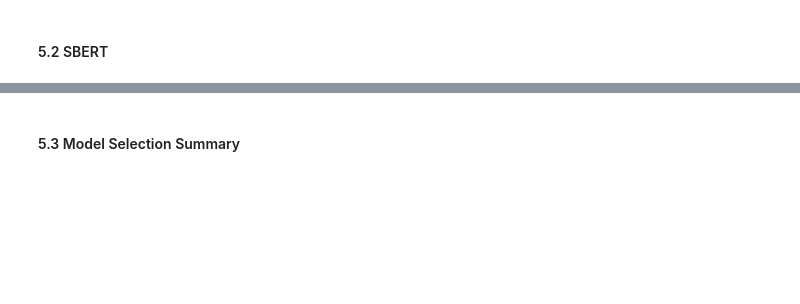
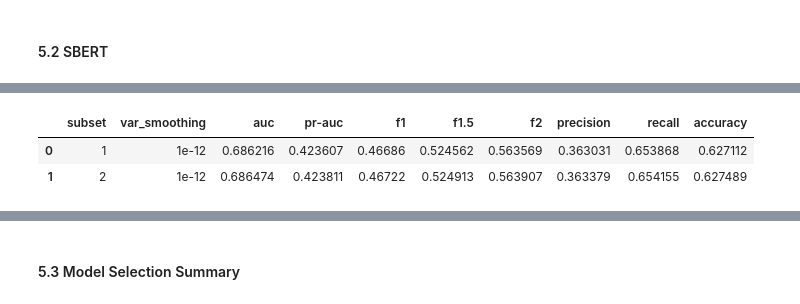
Before and after one commit to lzrcode-816/3244-Group-17-IMDB-Spoiler-Detection, a Jupyter notebook: Group17_ProjectDeSpoiler_Model.ipynb, the cells around one changed output, grey strips where cells are left out. Drawn from its saved outputs; the diff is of its cells as text; code cells hidden in the pictures; blank space fills up the shorter version.

```diff
--- a/Group17_ProjectDeSpoiler_Model.ipynb
+++ b/Group17_ProjectDeSpoiler_Model.ipynb
@@ -4382,105 +4572,78 @@ display(
 # %% [markdown]
 #### 5.2 SBERT
 # %%
-# Variance Smoothing Tuning
-nb_sbert_best_var_smoothing_by_subset = {}
-nb_sbert_models = {}
-nb_sbert_val_scores_by_subset = {}
-nb_sbert_tuning_results = {}
-nb_sbert_validation_rows = []
+# Gaussian Naive Bayes Variance Smoothing Tuning
+from sklearn.naive_bayes import GaussianNB
+
+gnb_sbert_best_var_smoothing_by_subset = {}
+gnb_sbert_models = {}
+gnb_sbert_val_scores_by_subset = {}
+gnb_sbert_tuning_results = {}
+gnb_sbert_validation_rows = []
 
 for subset_name, artifact_name in SUBSET_TO_ARTIFACT.items():
-    print(f"\n===== Naive Bayes SBERT | subset {subset_name} ({artifact_name}) =====")
+    print(f"\n===== Gaussian Naive Bayes SBERT | subset {subset_name} ({artifact_name}) =====")
 
-    validation_data = load_transformer_validation_splits(
-        artifact_name=artifact_name,
-        model_type="sbert",
-    )
+    validation_data = load_transformer_validation_splits(artifact_name=artifact_name, model_type="sbert")
     X_train = validation_data["X_train"]
     y_train = np.asarray(validation_data["y_train"]).ravel()
     X_val = validation_data["X_val"]
     review_ids_val = validation_data["review_ids_val"]
     review_label_map_val = validation_data["review_label_map_val"]
 
-    if USE_FIXED_BEST_PARAMS and NB_SBERT_FIXED_VAR_SMOOTHING is not None:
-        candidate_var_smoothing = [float(NB_SBERT_FIXED_VAR_SMOOTHING)]
+    if USE_FIXED_BEST_PARAMS and GNB_SBERT_FIXED_VAR_SMOOTHING is not None:
+        candidate_var_smoothing = [float(GNB_SBERT_FIXED_VAR_SMOOTHING)]
         print(f"Using fixed var_smoothing for subset {subset_name}: {candidate_var_smoothing[0]:.0e}")
     else:
         candidate_var_smoothing = NB_SBERT_VAR_SMOOTHING_GRID
 
     tuning_rows = []
-    for var_smoothing in tqdm(candidate_var_smoothing, desc=f"NB SBERT var_smoothing search {subset_name}", leave=False):
+    for var_smoothing in tqdm(candidate_var_smoothing, desc=f"GNB SBERT var_smoothing search {subset_name}", leave=False):
         model = GaussianNB(var_smoothing=float(var_smoothing))
         model.fit(X_train, y_train)
         y_val_prob_window = model.predict_proba(X_val)[:, 1]
-        y_val_true_review, y_val_prob_review = aggregate_review_probs_topk(
-            y_val_prob_window,
-            review_ids_val,
-            review_label_map_val,
-            k=NB_SBERT_TOPK,
-        )
-        tuning_rows.append(
-            {
-                "var_smoothing": float(var_smoothing),
-                **compute_nb_metrics(y_val_true_review, y_val_prob_review),
-            }
-        )
+        y_val_true_review, y_val_prob_review = aggregate_review_probs_topk(y_val_prob_window, review_ids_val, review_label_map_val, k=NB_SBERT_TOPK)
+        tuning_rows.append({"var_smoothing": float(var_smoothing), **compute_nb_metrics(y_val_true_review, y_val_prob_review)})
 
     tuning_df = pd.DataFrame(tuning_rows).sort_values("auc", ascending=False).reset_index(drop=True)
     best_var_smoothing = float(tuning_df.loc[0, "var_smoothing"])
 
-    nb_sbert_tuning_results[subset_name] = tuning_df
-    nb_sbert_best_var_smoothing_by_subset[subset_name] = best_var_smoothing
+    gnb_sbert_tuning_results[subset_name] = tuning_df
+    gnb_sbert_best_var_smoothing_by_subset[subset_name] = best_var_smoothing
 
     print(f"Selected var_smoothing for subset {subset_name}: {best_var_smoothing:.0e}")
-    display(
-        tuning_df[["var_smoothing"] + NB_METRIC_COLUMNS]
-        .rename(columns={"average_precision": "pr-auc"})
-        .round(6)
-    )
+    tuning_display_df = tuning_df[["var_smoothing"] + NB_METRIC_COLUMNS].copy()
+    tuning_display_df["var_smoothing"] = tuning_display_df["var_smoothing"].map(lambda value: f"{value:.0e}")
+    display(tuning_display_df.rename(columns={"average_precision": "pr-auc"}).round(6))
 
     selected_row = tuning_df.loc[0, ["var_smoothing"] + NB_METRIC_COLUMNS].to_dict()
-    nb_sbert_validation_rows.append({"subset": subset_name, **selected_row})
+    gnb_sbert_validation_rows.append({"subset": subset_name, **selected_row})
 
     selected_val_model = GaussianNB(var_smoothing=best_var_smoothing)
     selected_val_model.fit(X_train, y_train)
     y_val_prob_window = selected_val_model.predict_proba(X_val)[:, 1]
-    y_val_true_review, y_val_prob_review = aggregate_review_probs_topk(
-        y_val_prob_window,
-        review_ids_val,
-        review_label_map_val,
-        k=NB_SBERT_TOPK,
-    )
-    nb_sbert_val_scores_by_subset[subset_name] = {
-        "y_true": np.asarray(y_val_true_review),
-        "y_score": np.asarray(y_val_prob_review),
-    }
+    y_val_true_review, y_val_prob_review = aggregate_review_probs_topk(y_val_prob_window, review_ids_val, review_label_map_val, k=NB_SBERT_TOPK)
+    gnb_sbert_val_scores_by_subset[subset_name] = {"y_true": np.asarray(y_val_true_review), "y_score": np.asarray(y_val_prob_review)}
 
-    fulltrain_data = load_transformer_fulltrain_test_splits(
-        artifact_name=artifact_name,
-        model_type="sbert",
-    )
+    fulltrain_data = load_transformer_fulltrain_test_splits(artifact_name=artifact_name, model_type="sbert")
     X_train_full = fulltrain_data["X_train_full"]
     y_train_full = np.asarray(fulltrain_data["y_train_full"]).ravel()
 
     final_model = GaussianNB(var_smoothing=best_var_smoothing)
     final_model.fit(X_train_full, y_train_full)
-    nb_sbert_models[subset_name] = final_model
+    gnb_sbert_models[subset_name] = final_model
 
-nb_sbert_validation_metrics_df = pd.DataFrame(nb_sbert_validation_rows)
+gnb_sbert_validation_metrics_df = pd.DataFrame(gnb_sbert_validation_rows)
 print("Validation metrics for selected var_smoothing by subset:")
-display(
-    nb_sbert_validation_metrics_df[["subset", "var_smoothing"] + NB_METRIC_COLUMNS]
-    .rename(columns={"average_precision": "pr-auc"})
-    .round(6)
-)
+gnb_sbert_validation_display_df = gnb_sbert_validation_metrics_df[["subset", "var_smoothing"] + NB_METRIC_COLUMNS].copy()
+gnb_sbert_validation_display_df["var_smoothing"] = gnb_sbert_validation_display_df["var_smoothing"].map(lambda value: f"{value:.0e}")
+display(gnb_sbert_validation_display_df.rename(columns={"average_precision": "pr-auc"}).round(6))
 
-validation_details_nb_sbert = nb_sbert_validation_metrics_df.copy()
-validation_summary_nb_sbert = nb_sbert_validation_metrics_df[NB_METRIC_COLUMNS].mean().to_frame().T
+validation_details_gnb_sbert = gnb_sbert_validation_metrics_df.copy()
+validation_summary_gnb_sbert = gnb_sbert_validation_metrics_df[NB_METRIC_COLUMNS].mean().to_frame().T
 print("Average validation metrics across subsets:")
-display(
-    validation_summary_nb_sbert.rename(columns={"average_precision": "pr-auc"}).round(6)
-)
+display(validation_summary_gnb_sbert.rename(columns={"average_precision": "pr-auc"}).round(6))
 
-nb_sbert_best_var_smoothing = nb_sbert_best_var_smoothing_by_subset["1"]
-nb_sbert_model = nb_sbert_models["1"]
+gnb_sbert_best_var_smoothing = gnb_sbert_best_var_smoothing_by_subset["1"]
+gnb_sbert_model = gnb_sbert_models["1"]
+# %% [output]
@@ -4486,0 +4661,3 @@ nb_sbert_model = nb_sbert_models["1"]
+|  | subset | var_smoothing | auc | pr-auc | f1 | f1.5 | f2 | precision | recall | accuracy |
+| 0 | 1 | 1e-12 | 0.686216 | 0.423607 | 0.46686 | 0.524562 | 0.563569 | 0.363031 | 0.653868 | 0.627112 |
+| 1 | 2 | 1e-12 | 0.686474 | 0.423811 | 0.46722 | 0.524913 | 0.563907 | 0.363379 | 0.654155 | 0.627489 |
```
Also changed, not shown: parts of 14 cells of this notebook.
